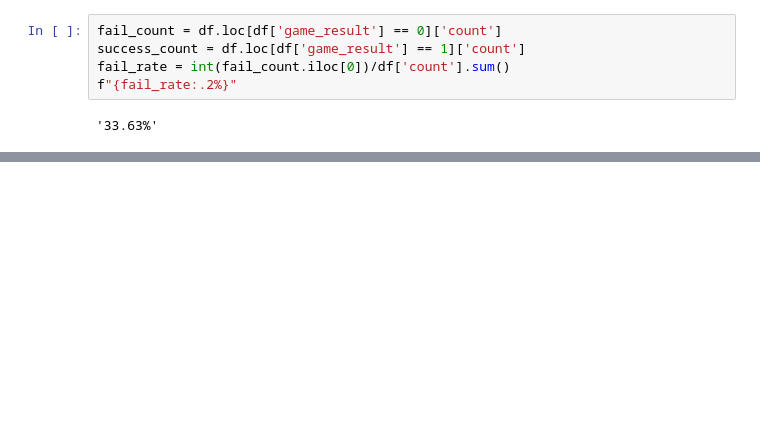
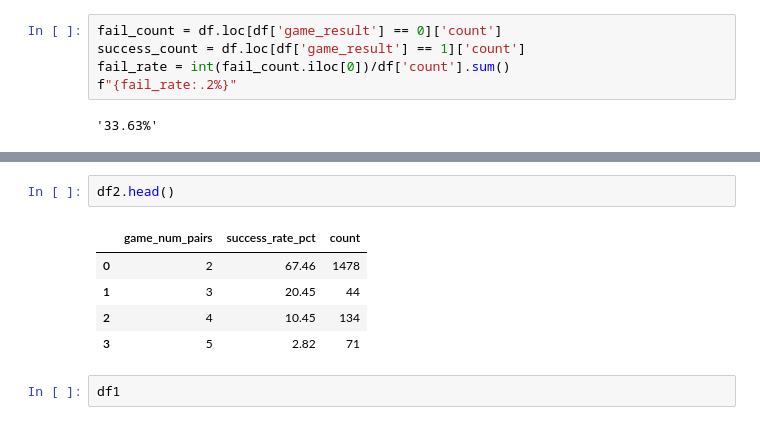
Before and after one commit to dknapp17/riddler_ghostbusters, a Jupyter notebook: GhostBuster.ipynb, the cells around one changed output, grey strips where cells are left out. Saved outputs shown, nothing was run; the diff lists cells and outputs as text; blank space fills up the shorter version.

```diff
--- a/GhostBuster.ipynb
+++ b/GhostBuster.ipynb
@@ -487,0 +749,10 @@ f"{fail_rate:.2%}"
+# %%
+df2.head()
+# %% [output]
+|  | game_num_pairs | success_rate_pct | count |
+| 0 | 2 | 67.46 | 1478 |
+| 1 | 3 | 20.45 | 44 |
+| 2 | 4 | 10.45 | 134 |
+| 3 | 5 | 2.82 | 71 |
+# %%
+df1
```
Also changed, not shown: parts of 5 cells of this notebook, 3 other files.
